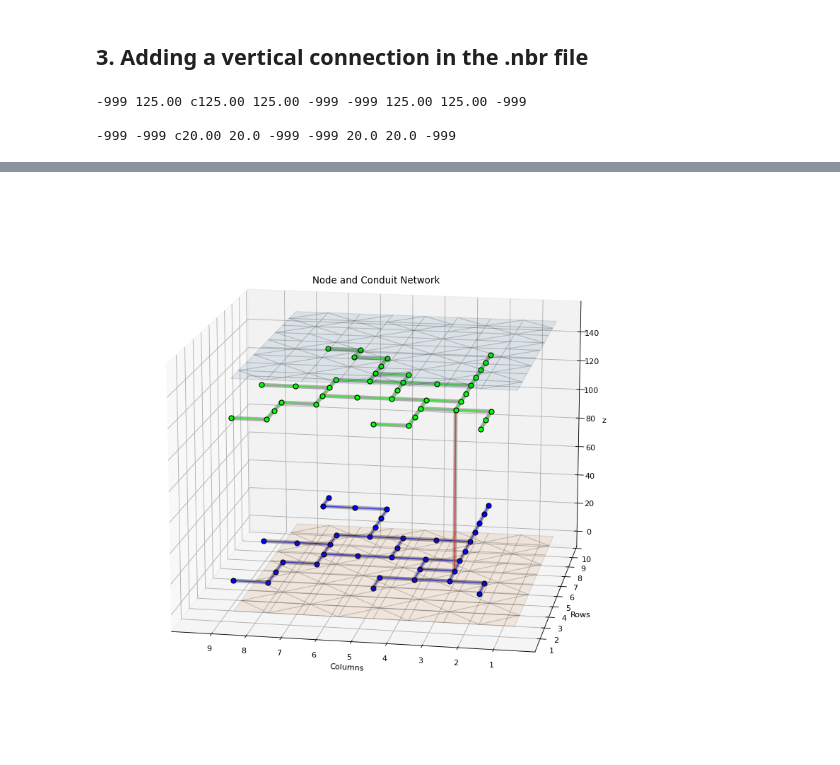
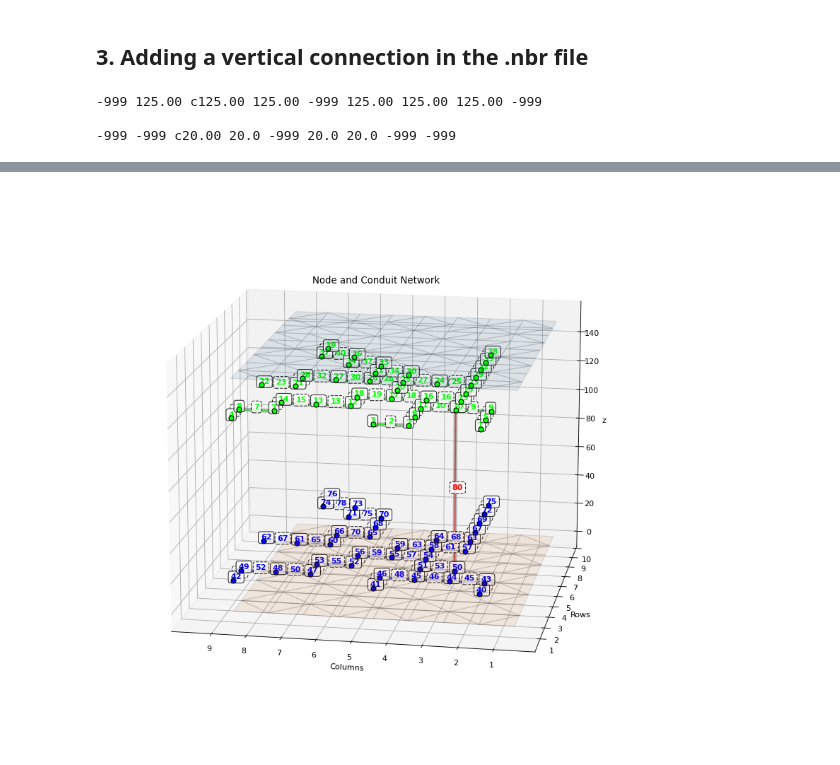
Before and after one commit to iGW-TU-Dresden/CFPy, a Jupyter notebook: CFPy_Examples/EX07_pyKasso_CFPy_coupling_II.ipynb, the cells around one changed output, grey strips where cells are left out. Drawn from its saved outputs; the diff is of its cells as text; code cells hidden in the pictures.

```diff
--- a/CFPy_Examples/EX07_pyKasso_CFPy_coupling_II.ipynb
+++ b/CFPy_Examples/EX07_pyKasso_CFPy_coupling_II.ipynb
@@ -194,7 +193,7 @@ with open("CFPy_nbr.nbr", "r+") as f:
 # this line is always at line index 10 and 21 in the .nbr file for the two node planes, respectively
 # modify plane1
 line = lines[9].split()
-line[2] = "c125.00"
+line[2] = "c" + line[2] # "c125.00"
 line.append("\n")
 lines[9] = " ".join(line)
 print(lines[9])
@@ -209,9 +208,9 @@ print(lines[20])
 with open("CFPy_nbr.nbr", "w+") as f:
     f.writelines(lines)
 # %% [output]
--999 125.00 c125.00 125.00 -999 -999 125.00 125.00 -999
+-999 125.00 c125.00 125.00 -999 125.00 125.00 125.00 -999
 
--999 -999 c20.00 20.0 -999 -999 20.0 20.0 -999
+-999 -999 c20.00 20.0 -999 20.0 20.0 -999 -999
 # %%
 # look at the network
 
@@ -222,6 +221,6 @@ bot_elev, cond_elev = nbr.nbr_read()
 nbr_data = nbr.nbr(bot_elev, cond_elev)
 
 network = cfpy.plots.Network(elevs=[bot_elev, cond_elev], nbr_data=nbr_data)
-plot = network.plot_network(text_shift=0.1, dpi=80, rot_x=15, rot_z=-80, plot_nums=False, kind="triangular")
+plot = network.plot_network(text_shift=0.1, dpi=80, rot_x=15, rot_z=-80, plot_nums=True, kind="triangular")
 # %% [output]
 Elapsed time (.nbr file read): 0.0 s
@@ -229 +228 @@ Elapsed time (write nbr data): 0.03 s
-[figure, old version]
+[figure, new version]
```
Also changed, not shown: parts of 8 cells of this notebook, 12 other files.
